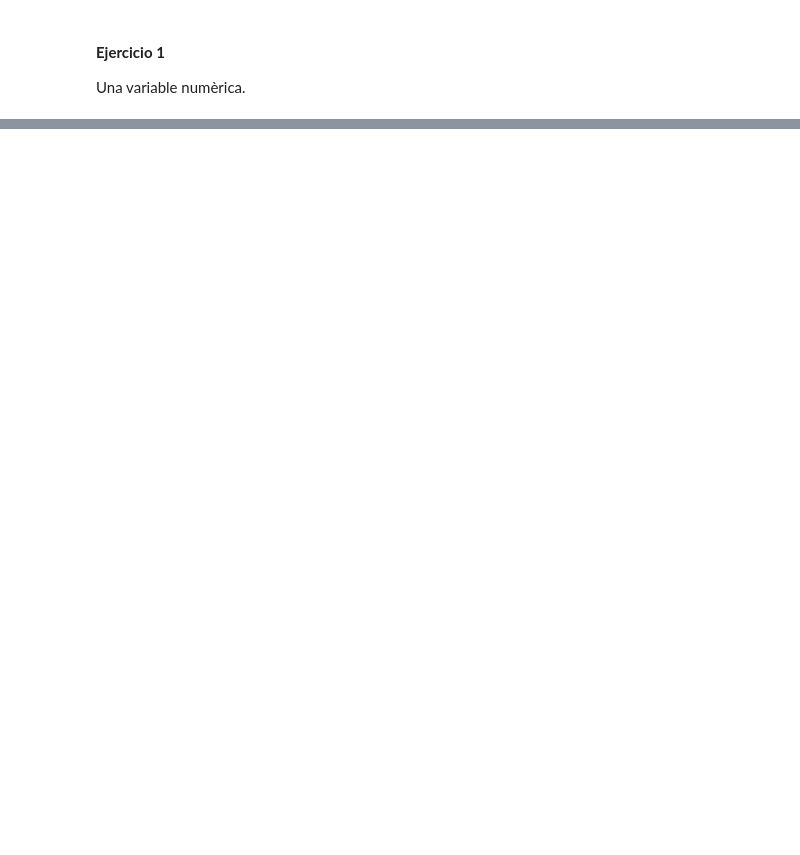
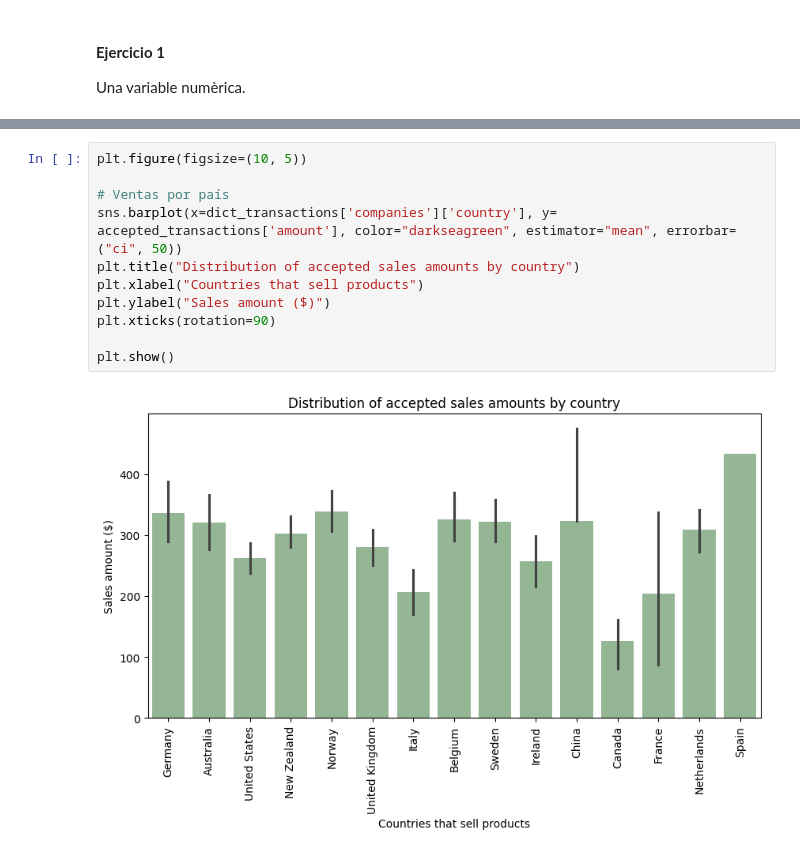
Before and after one commit to Muriburu/ITAcademy, a Jupyter notebook: Sprint 8 - Visualitzacions en Python Scripts en Power BI/Tarea S801.ipynb, the cells around one changed output, grey strips where cells are left out. Cells and saved outputs as stored; diff of their text form; blank space fills up the shorter version.

```diff
--- a/Sprint 8 - Visualitzacions en Python Scripts en Power BI/Tarea S801.ipynb
+++ b/Sprint 8 - Visualitzacions en Python Scripts en Power BI/Tarea S801.ipynb
@@ -52,0 +233,13 @@ cursor.execute(query_n1e1)
+# %%
+plt.figure(figsize=(10, 5))
+
+# Ventas por país
+sns.barplot(x=dict_transactions['companies']['country'], y= accepted_transactions['amount'], color="darkseagreen", estimator="mean", errorbar=("ci", 50))
+plt.title("Distribution of accepted sales amounts by country")
+plt.xlabel("Countries that sell products")
+plt.ylabel("Sales amount ($)")
+plt.xticks(rotation=90)
+
+plt.show()
+# %% [output]
+[figure, added]
```
Also changed, not shown: parts of 46 cells of this notebook, 20 other files.
